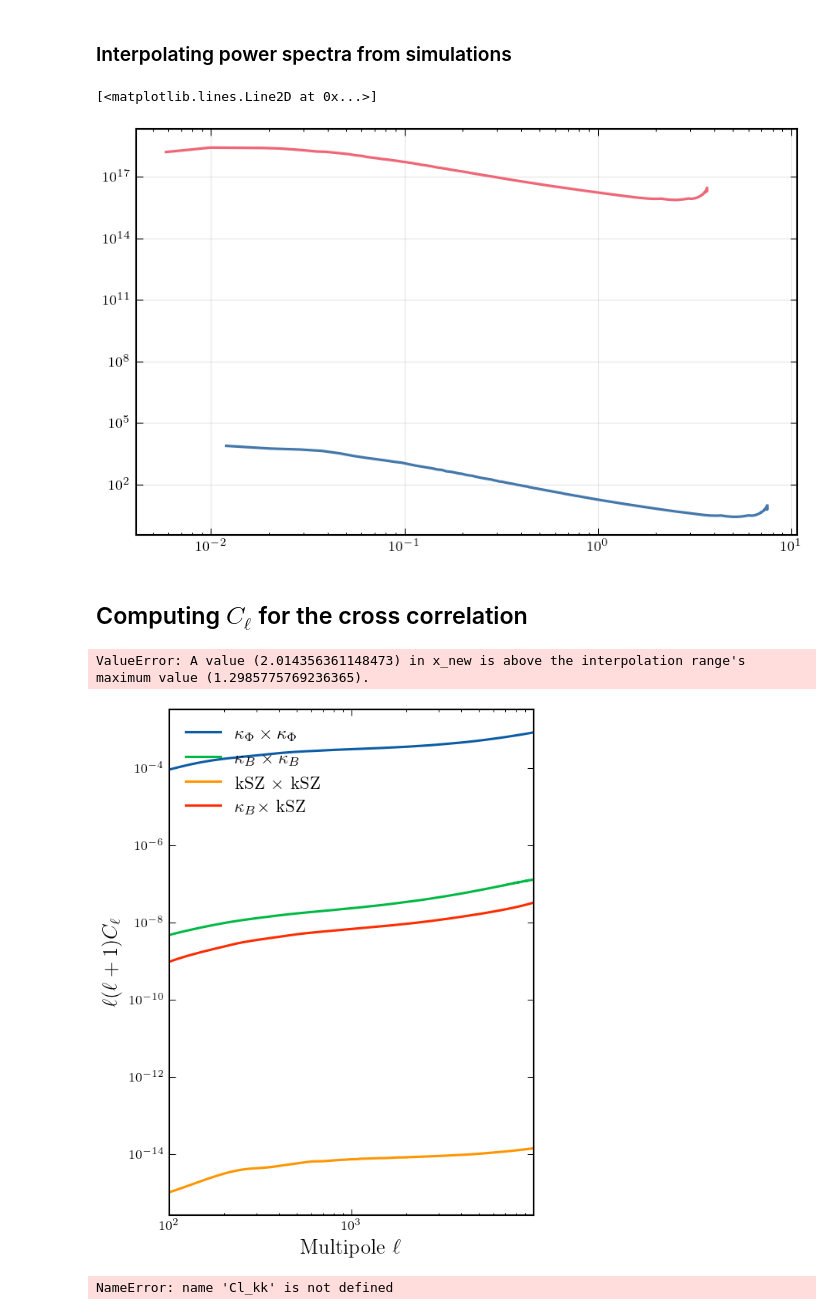
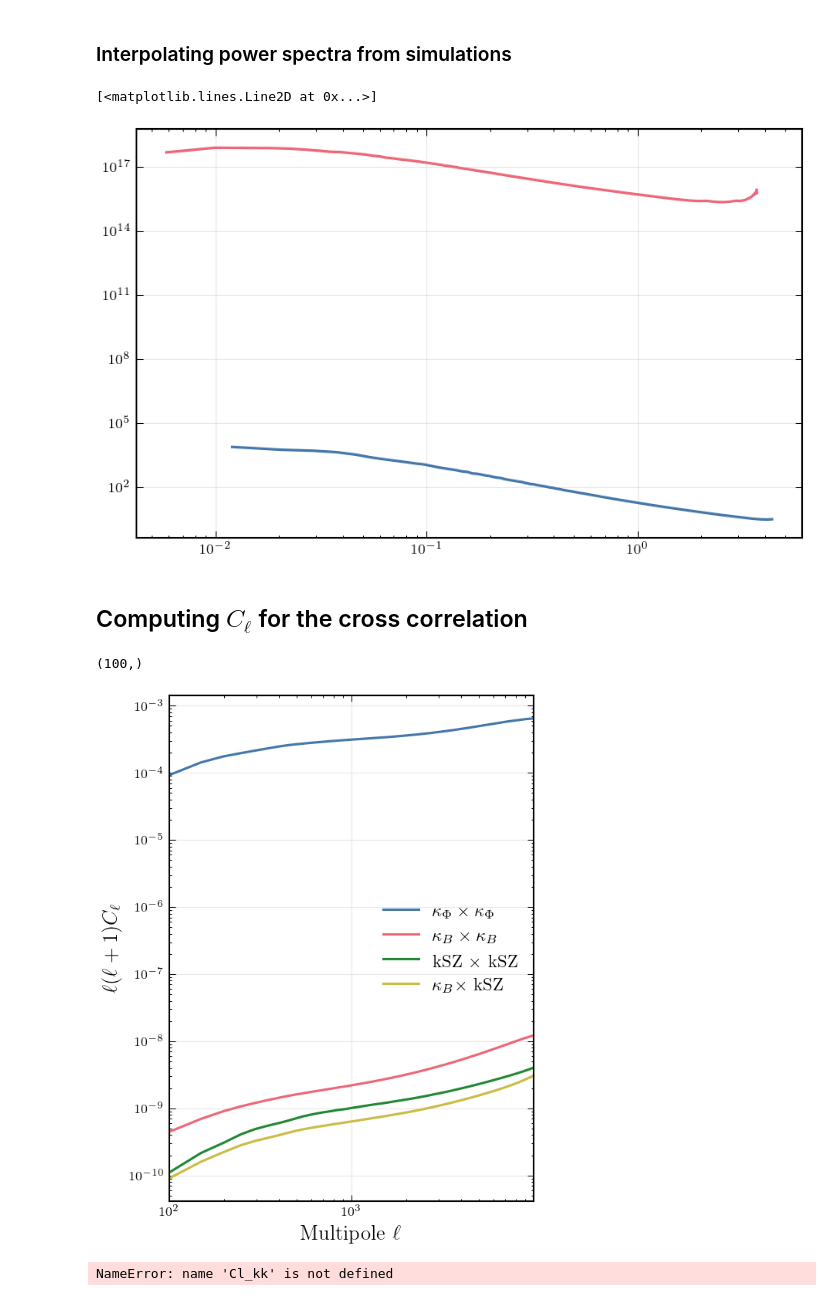
Before and after one commit to vPedreros/gravitomagnetic, a Jupyter notebook: gravitomagnetic.ipynb, the cells around one changed output. Cells and saved outputs as stored; diff of their text form; code cells hidden in the pictures.

```diff
--- a/gravitomagnetic.ipynb
+++ b/gravitomagnetic.ipynb
@@ -485,9 +481,11 @@ Time taken = 203.84 seconds
 # %%
 # Load power spectrum previously computed
 
-kh_q = np.load('outputs/k_curl.npy')
+kh_omega = np.load('outputs/k_curl.npy')
 Pkh_omega = np.load('outputs/Pk_curl.npy')
 Nmodes_omega = np.load('outputs/Nmodes_curl.npy')
 
-k_q = kh_q*h                # convert to 1/Mpc
-Pk_omega = Pkh_omega/h**3   # convert to (Mpc)^3
+mask = (kh_omega<parameters_sim['khN']) & (kh_omega>parameters_sim['khF'])
+
+k_omega = kh_omega[mask]*h        # convert to 1/Mpc
+Pk_omega = Pkh_omega[mask]/h**3   # convert to (Mpc)^3
@@ -498,4 +492,6 @@ dict_keys(['c', 'm_ele', 'm_H', 'm_He', 'SigmaT', 'Ombh2', 'xe', 'Yp', 'Omega_m'
 # %%
 z=3
 factor = 6*parameters_sim['H0']**2*parameters_sim['Omega_m']*(1+z)
-Pk_B = Pkh_omega*factor**2
+
+Pkh_B = Pkh_omega*factor**2 / kh_omega**6
+Pk_B = Pkh_B/h**3
@@ -517,25 +517,29 @@ Text(0, 0.5, '$\\Delta_\\text{B}(k)$')
 ### Interpolating power spectra from simulations
 # %%
 Pk_matter_int = interp1d(np.log(k_m), np.log(Pk_m), kind='cubic')
-Pk_B_int = interp1d(np.log(k_q), np.log(Pk_B), kind='cubic')
+Pk_B_int = interp1d(np.log(k_omega), np.log(Pk_B), kind='cubic')
 
 def Pk_matter_interp(k):
     return np.exp(Pk_matter_int(np.log(k)))
 
-def Pk_B_interp(k):
-    return np.exp(Pk_B_int(np.log(k)))/k**2
+def Pk_q_interp(k):
+    return np.exp(Pk_B_int(np.log(k)))*k**4
 # %%
 fig, ax = plt.subplots()
 
 ax.loglog(k_m, Pk_matter_interp(k_m), label='matter interp')
-ax.loglog(k_q, Pk_B_interp(k_q), label='momentum interp')
+ax.loglog(k_omega, Pk_q_interp(k_omega), label='momentum interp')
 # %% [output]
 [<matplotlib.lines.Line2D at 0x...>]
-[figure, old version]
+[figure, new version]
 # %% [markdown]
 ## Computing $C_\ell$ for the cross correlation
+# %%
+np.arange(int(1e2), int(1e4), step=99).shape
+# %% [output]
+(100,)
 # %%
-ell_grid = np.arange(int(1e2), int(1e4))
+ell_grid = np.arange(int(1e2), int(1e4), step=49)
 
 C_ells_XY = {}
 
@@ -560,9 +564,9 @@ for idx, ell in enumerate(ell_grid):
         z_s=3,
         ell=ell,
         z_min=1e-5,
-        kmin=k_m[0],
-        kmax=k_m[-1],
-        Pk=Pk_B_interp,
+        kmin=k_omega[0],
+        kmax=k_omega[-1],
+        Pk=Pk_q_interp,
         type_XY='kSZ',
         Pk_evol=False,
     )
@@ -571,9 +575,9 @@ for idx, ell in enumerate(ell_grid):
         z_s=3,
         ell=ell,
         z_min=1e-5,
-        kmin=k_q[0],
-        kmax=k_q[-1],
-        Pk=Pk_B_interp,
+        kmin=k_omega[0],
+        kmax=k_omega[-1],
+        Pk=Pk_q_interp,
         type_XY='B',
         Pk_evol=False,
     )
@@ -582,38 +586,36 @@ for idx, ell in enumerate(ell_grid):
         z_s=3,
         ell=ell,
         z_min=1e-5,
-        kmin=k_q[0],
-        kmax=k_q[-1],
-        Pk=Pk_B_interp,
+        kmin=k_omega[0],
+        kmax=k_omega[-1],
+        Pk=Pk_q_interp,
         type_XY='B_X_kSZ',
         Pk_evol=False,
     )
-# %% [output]
-ValueError: A value (2.014356361148473) in x_new is above the interpolation range's maximum value (1.2985775769236365).
 # %%
 fig, ax = plt.subplots(figsize=(4, 5))
 
 # Plot all spectra
 ax.loglog(ell_grid, ell_grid*(ell_grid+1)*C_ells_XY['Phi'], label=r"$\kappa_\Phi \times \kappa_\Phi$")
-ax.loglog(ell_grid, ell_grid*(ell_grid+1)*C_ells_XY['B']  , label=r"$\kappa_B \times \kappa_B$")
-ax.loglog(ell_grid, ell_grid*(ell_grid+1)*C_ells_XY['kSZ']    , label=r"kSZ $\times$ kSZ")
-ax.loglog(ell_grid, ell_grid*(ell_grid+1)*C_ells_XY['B_X_kSZ'], label=r"$\kappa_B \times$ kSZ")
+ax.loglog(ell_grid, ell_grid*(ell_grid+1)/factor**2*C_ells_XY['B']  , label=r"$\kappa_B \times \kappa_B$")
+ax.loglog(ell_grid, ell_grid*(ell_grid+1)/factor**2*C_ells_XY['kSZ']    , label=r"kSZ $\times$ kSZ")
+ax.loglog(ell_grid, ell_grid*(ell_grid+1)/factor**2*C_ells_XY['B_X_kSZ'], label=r"$\kappa_B \times$ kSZ")
 
 # Axis labels
 ax.set_xlabel(r"Multipole $\ell$", fontsize=13)
 ax.set_ylabel(r"$\ell(\ell+1)C_\ell$", fontsize=13)
 
 # Legend
 ax.legend(fontsize=11, loc="best", frameon=False)
 
 # Grid and limits
 # ax.grid(True, which="both", ls="--", lw=0.5, alpha=0.7)
 ax.set_xlim(ell_grid.min(), ell_grid.max())
 
 plt.tight_layout()
 plt.show()
 # %% [output]
-[figure, old version]
+[figure, new version]
 # %%
 fig, ax = plt.subplots(figsize=(7, 5))
 
```
Also changed, not shown: parts of 10 cells of this notebook, 1 other file.
